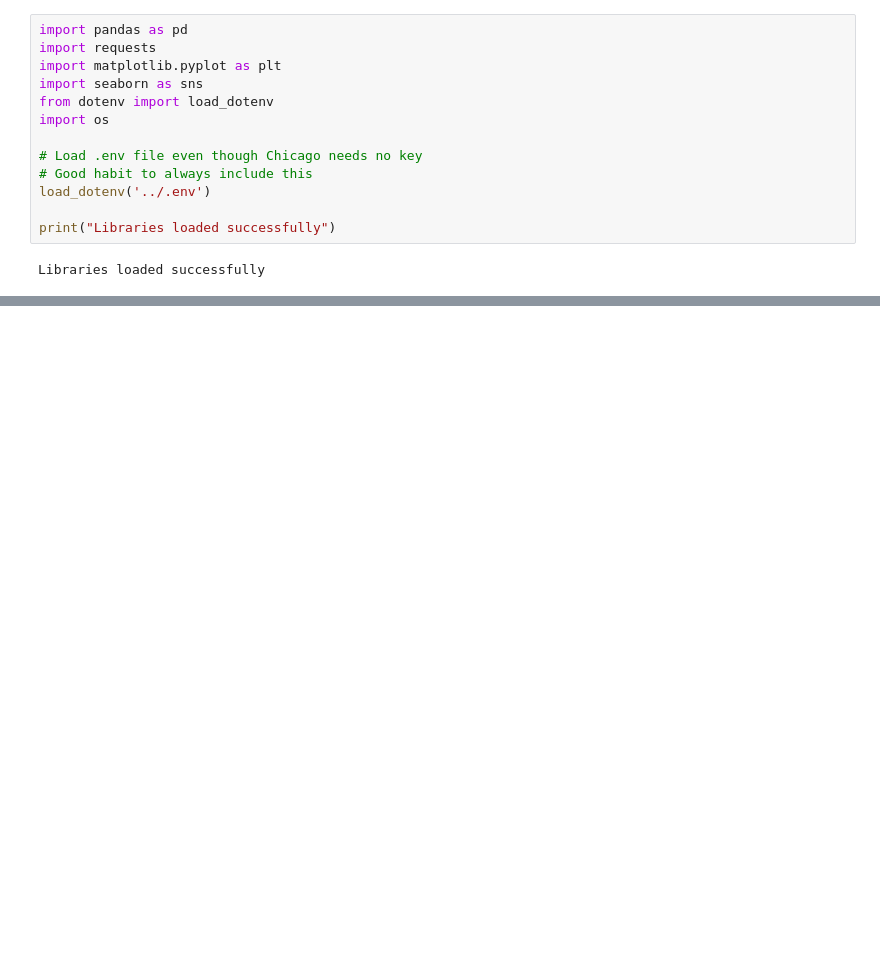
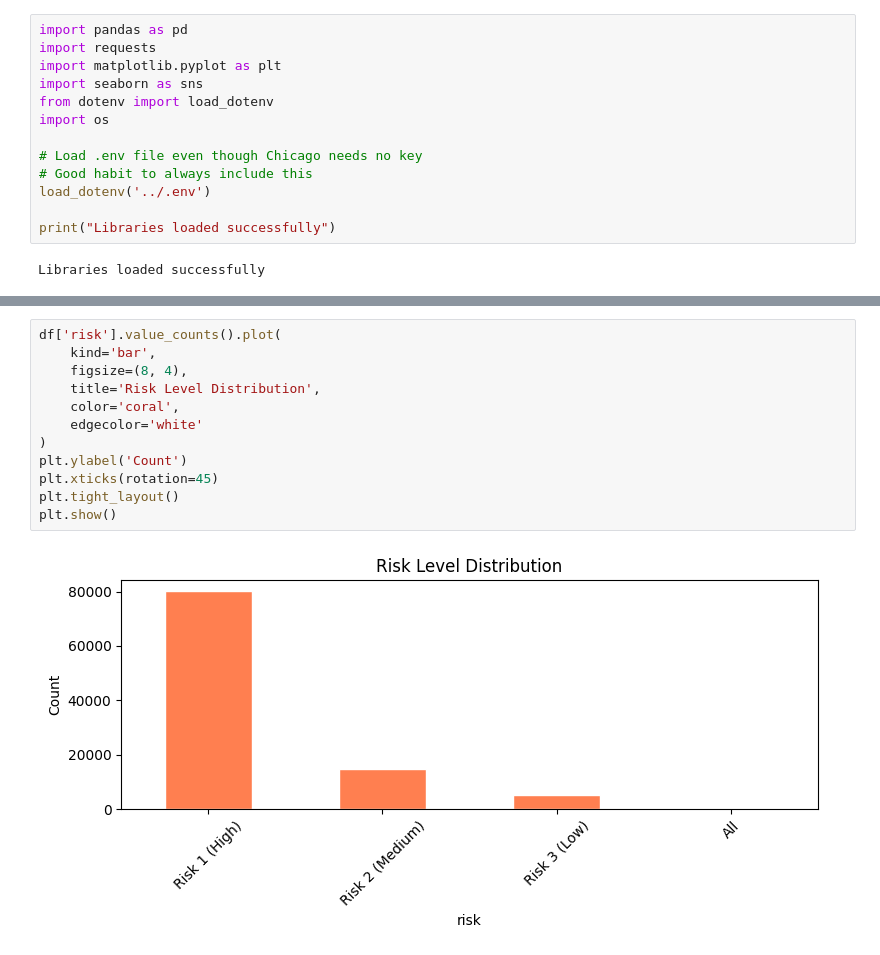
Before and after one commit to MarwanNasser999/Data-Quality-Control, a Jupyter notebook: notebooks/02_explore_chicago.ipynb, the cells around one changed output, grey strips where cells are left out. Drawn from its saved outputs; the diff is of its cells as text; blank space fills up the shorter version.

```diff
--- a/notebooks/02_explore_chicago.ipynb
+++ b/notebooks/02_explore_chicago.ipynb
@@ -49,0 +147,14 @@ Column names:
+# %%
+df['risk'].value_counts().plot(
+    kind='bar',
+    figsize=(8, 4),
+    title='Risk Level Distribution',
+    color='coral',
+    edgecolor='white'
+)
+plt.ylabel('Count')
+plt.xticks(rotation=45)
+plt.tight_layout()
+plt.show()
+# %% [output]
+[figure, added]
```
Also changed, not shown: parts of 10 cells of this notebook.
